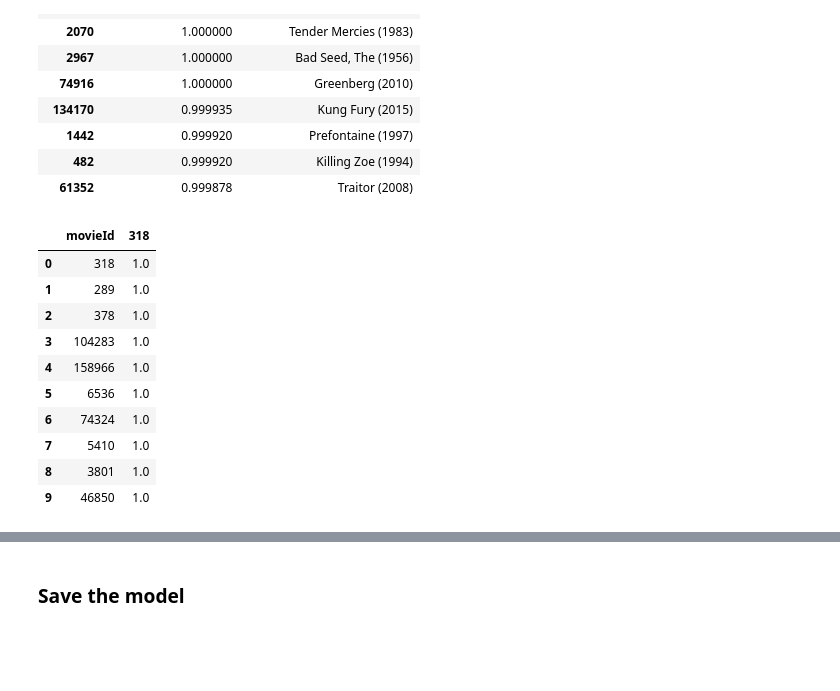
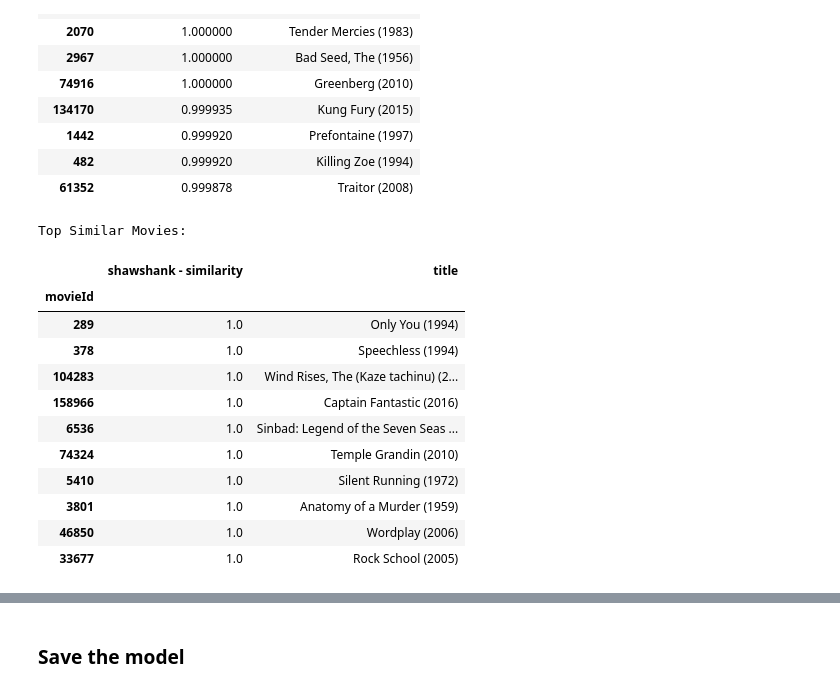
Before and after one commit to Donal-Flanagan/flix_recommender, a Jupyter notebook: notebooks/item_based_recommenders/cosine_similarity_Surprise_lib.ipynb, the cells around one changed output, grey strips where cells are left out. Cells and saved outputs as stored; diff of their text form; code cells hidden in the pictures; blank space fills up the shorter version.

```diff
--- a/notebooks/item_based_recommenders/item_based_collaborative_filtering.ipynb
+++ b/notebooks/item_based_recommenders/cosine_similarity_Surprise_lib.ipynb
@@ -319,16 +330,26 @@ Top Similar Movies:
 | 482 | 0.999920 | Killing Zoe (1994) |
 | 61352 | 0.999878 | Traitor (2008) |
 # %%
-similar_movies_df
+movie_title = 'shawshank'
+n = 10
+
+movie_id = get_movie_id_from_title(movie_title, movies_df)
+similar_movies_df = get_top_N_similar_movies(movie_id, n, movies_df, algo)
+top_ten = add_movie_titles_to_recommendations(similar_movies_df, movies_df, movie_id, movie_title)
+
+print("Top Similar Movies:")
+top_ten
 # %% [output]
+Top Similar Movies:
-|  | movieId | 318 |
-| 0 | 318 | 1.0 |
-| 1 | 289 | 1.0 |
-| 2 | 378 | 1.0 |
-| 3 | 104283 | 1.0 |
-| 4 | 158966 | 1.0 |
-| 5 | 6536 | 1.0 |
-| 6 | 74324 | 1.0 |
-| 7 | 5410 | 1.0 |
-| 8 | 3801 | 1.0 |
-| 9 | 46850 | 1.0 |
+|  | shawshank - similarity | title |
+| movieId |  |  |
+| 289 | 1.0 | Only You (1994) |
+| 378 | 1.0 | Speechless (1994) |
+| 104283 | 1.0 | Wind Rises, The (Kaze tachinu) (2... |
+| 158966 | 1.0 | Captain Fantastic (2016) |
+| 6536 | 1.0 | Sinbad: Legend of the Seven Seas ... |
+| 74324 | 1.0 | Temple Grandin (2010) |
+| 5410 | 1.0 | Silent Running (1972) |
+| 3801 | 1.0 | Anatomy of a Murder (1959) |
+| 46850 | 1.0 | Wordplay (2006) |
+| 33677 | 1.0 | Rock School (2005) |
```
Also changed, not shown: parts of 6 cells of this notebook, 1 other file.
